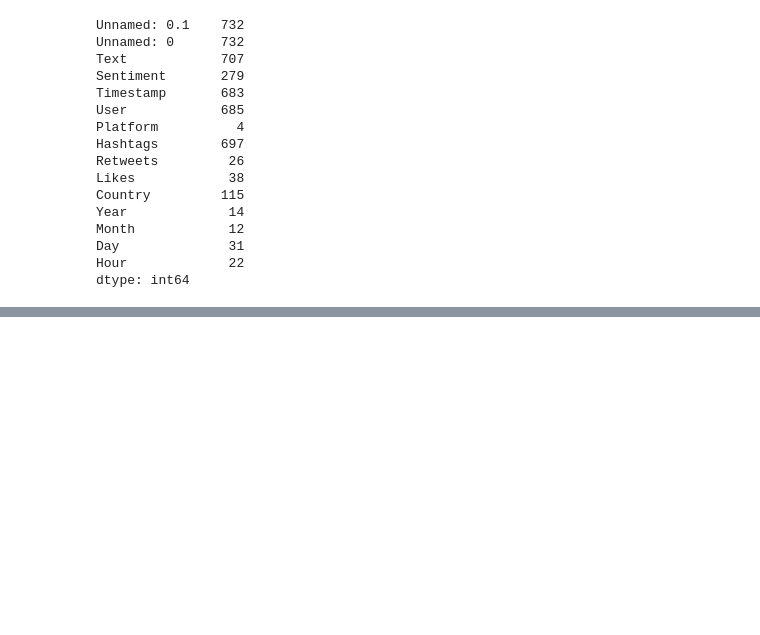
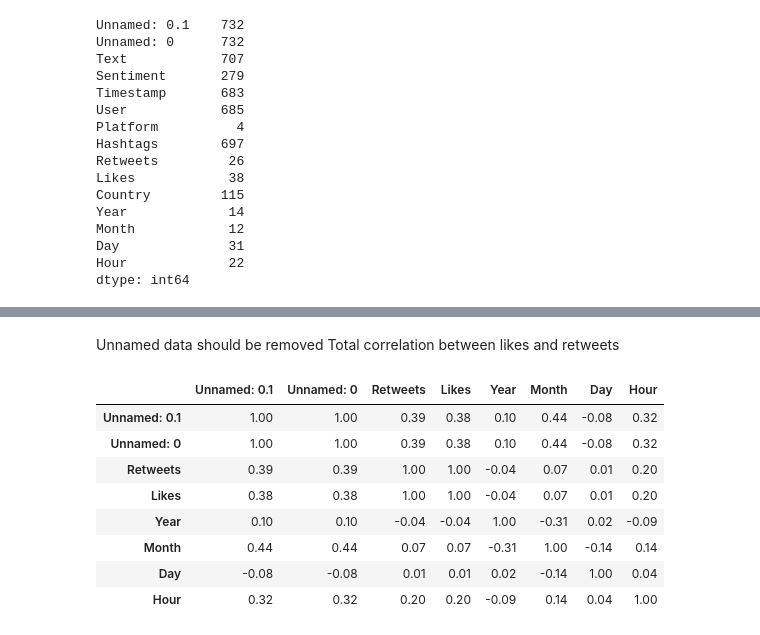
Before and after one commit to Eros-Carrasco/social-media-sentiment-insights, a Jupyter notebook: notebooks/TestEDA_Eros.ipynb, the cells around one changed output, grey strips where cells are left out. Saved outputs shown, nothing was run; the diff lists cells and outputs as text; code cells hidden in the pictures; blank space fills up the shorter version.

```diff
--- a/notebooks/TestEDA_Eros.ipynb
+++ b/notebooks/TestEDA_Eros.ipynb
@@ -121,0 +165,16 @@ dtype: int64
+# %% [markdown]
+Unnamed data should be removed
+Total correlation between likes and retweets
+# %%
+df_corr = df.corr(numeric_only=True).round(2)
+df_corr.style.format("{:.2f}").background_gradient(cmap="magma")
+# %% [output]
+|  | Unnamed: 0.1 | Unnamed: 0 | Retweets | Likes | Year | Month | Day | Hour |
+| Unnamed: 0.1 | 1.00 | 1.00 | 0.39 | 0.38 | 0.10 | 0.44 | -0.08 | 0.32 |
+| Unnamed: 0 | 1.00 | 1.00 | 0.39 | 0.38 | 0.10 | 0.44 | -0.08 | 0.32 |
+| Retweets | 0.39 | 0.39 | 1.00 | 1.00 | -0.04 | 0.07 | 0.01 | 0.20 |
+| Likes | 0.38 | 0.38 | 1.00 | 1.00 | -0.04 | 0.07 | 0.01 | 0.20 |
+| Year | 0.10 | 0.10 | -0.04 | -0.04 | 1.00 | -0.31 | 0.02 | -0.09 |
+| Month | 0.44 | 0.44 | 0.07 | 0.07 | -0.31 | 1.00 | -0.14 | 0.14 |
+| Day | -0.08 | -0.08 | 0.01 | 0.01 | 0.02 | -0.14 | 1.00 | 0.04 |
+| Hour | 0.32 | 0.32 | 0.20 | 0.20 | -0.09 | 0.14 | 0.04 | 1.00 |
```
Also changed, not shown: parts of 3 cells of this notebook.
